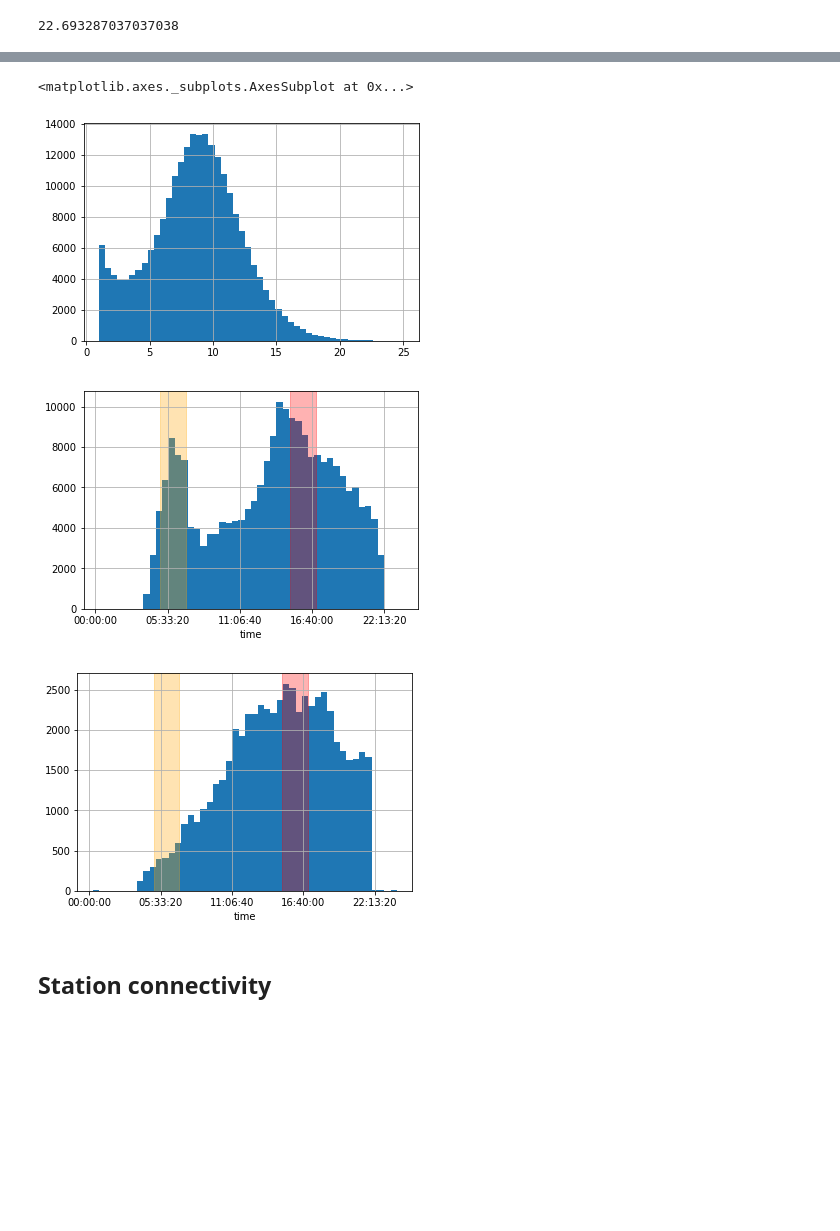
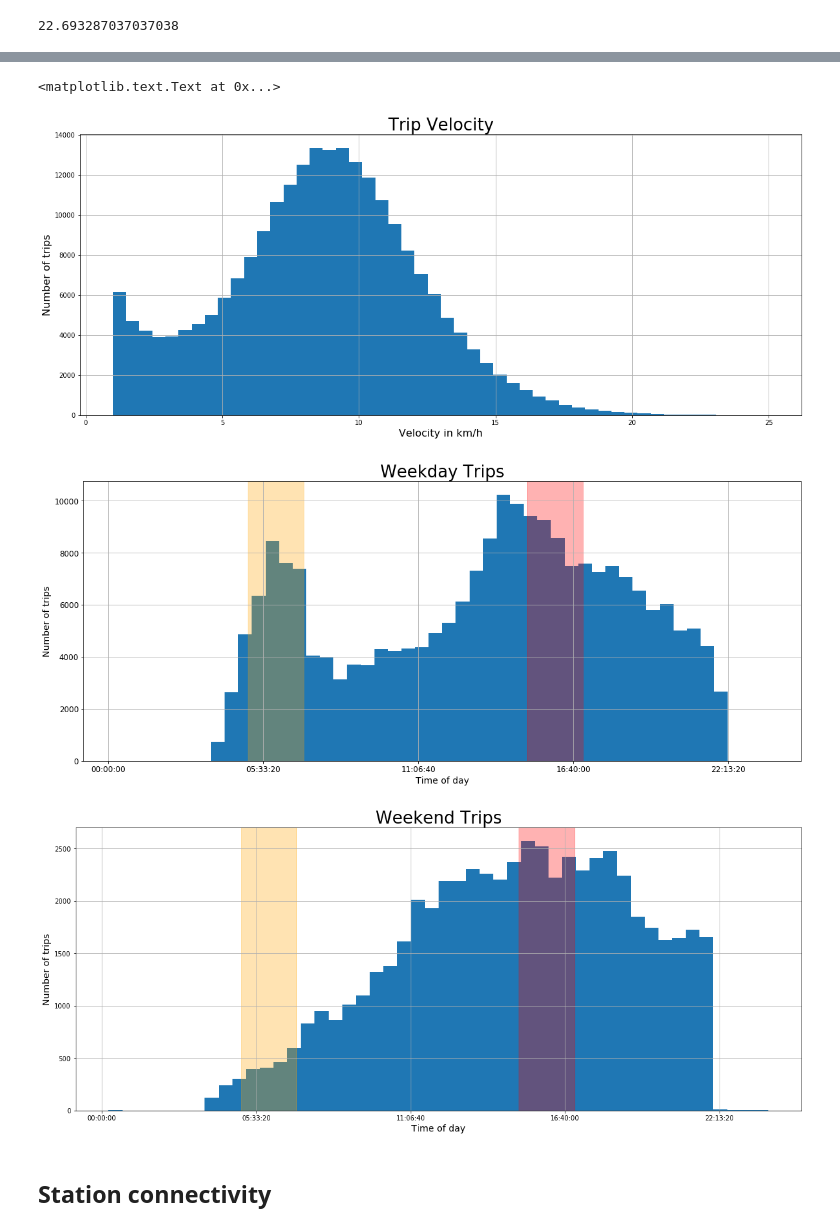
Before and after one commit to jonnor/bike-sharing-oslo, a Jupyter notebook: Oslo.ipynb, the cells around one changed output, grey strips where cells are left out. Drawn from its saved outputs; the diff is of its cells as text; code cells hidden in the pictures; blank space fills up the shorter version.

```diff
--- a/Oslo.ipynb
+++ b/Oslo.ipynb
@@ -213,8 +216,11 @@ trips['Distance'].hist(bins=40, range=(1, 6000))
 # %%
 (trips['Velocity'] * 3.6).hist(bins=50, range=(1,25))
+plt.xlabel('Velocity in km/h', fontsize=16)
+plt.ylabel('Number of trips', fontsize=16)
+plt.title('Trip Velocity', fontsize=26)
 # %% [output]
-<matplotlib.axes._subplots.AxesSubplot at 0x...>
+<matplotlib.text.Text at 0x...>
-[figure, old version]
+[figure, new version]
 # %%
 def span_show(ax, early, late):
     ax.axvspan(xmin=early[0], xmax=early[1], alpha=0.3, color='orange')
@@ -227,16 +233,22 @@ evening_span = (15*3600, 17*3600)
 timeofday = trips.copy()
 timeofday['timeofday'] = trips.index.time
 series = timeofday['timeofday']
-axs = series[trips.index.weekday < 5].hist(bins=48)
+axs = series[trips.index.weekday < 5].hist(bins=48, xlabelsize=12, ylabelsize=12)
+plt.xlabel('Time of day', fontsize=14)
+plt.ylabel('Number of trips', fontsize=14)
+plt.title('Weekday Trips', fontsize=26)
 span_show(axs, morning_span, evening_span)
 # %% [output]
-[figure, old version]
+[figure, new version]
 # %%
 series = timeofday['timeofday']
 axs = series[trips.index.weekday >= 5].hist(bins=48)
+plt.xlabel('Time of day', fontsize=14)
+plt.ylabel('Number of trips', fontsize=14)
+plt.title('Weekend Trips', fontsize=26)
 span_show(axs, morning_span, evening_span)
 # %% [output]
-[figure, old version]
+[figure, new version]
 # %% [markdown]
 ## Station connectivity
 # %%
```
Also changed, not shown: parts of 5 cells of this notebook.
